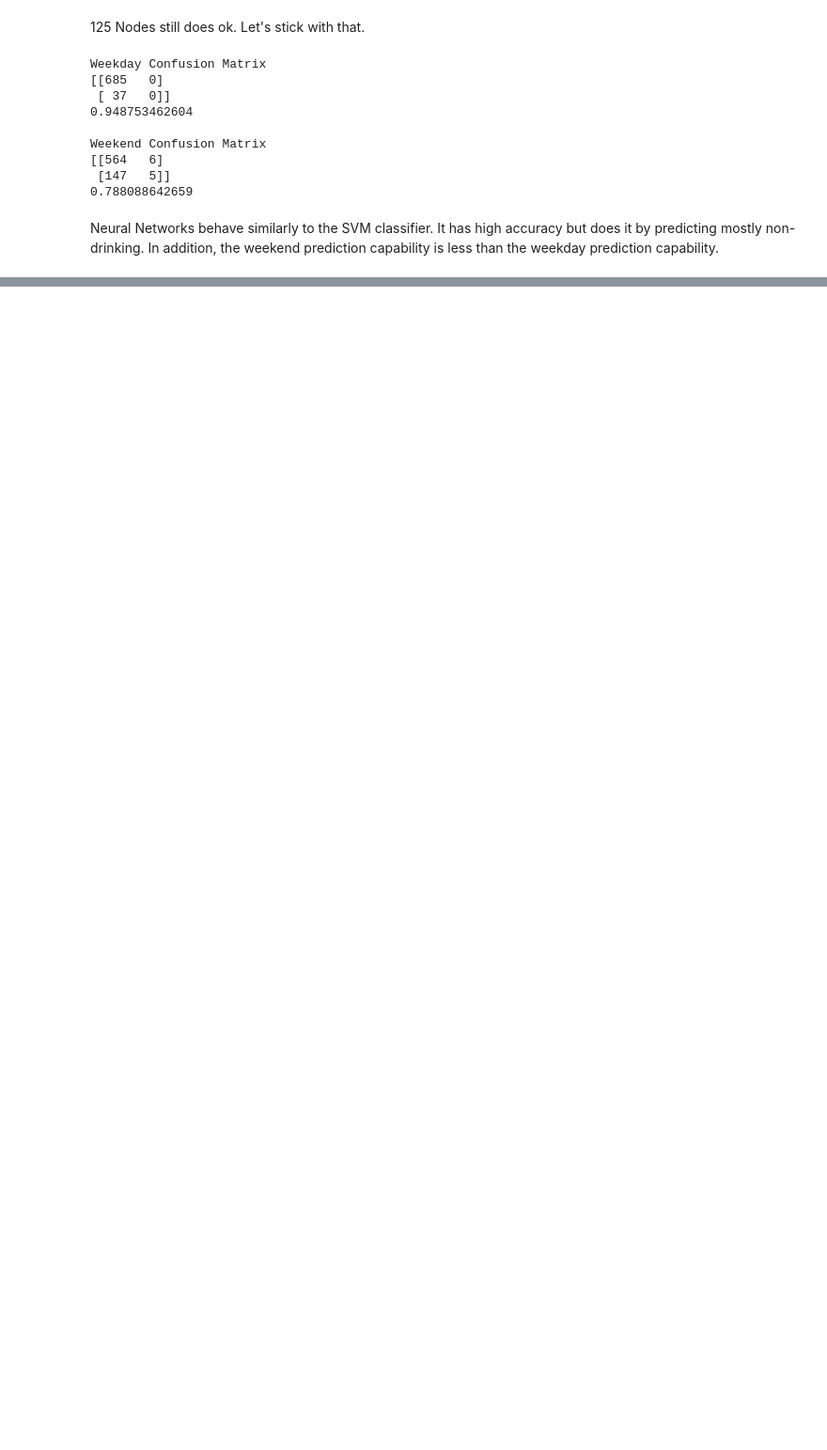
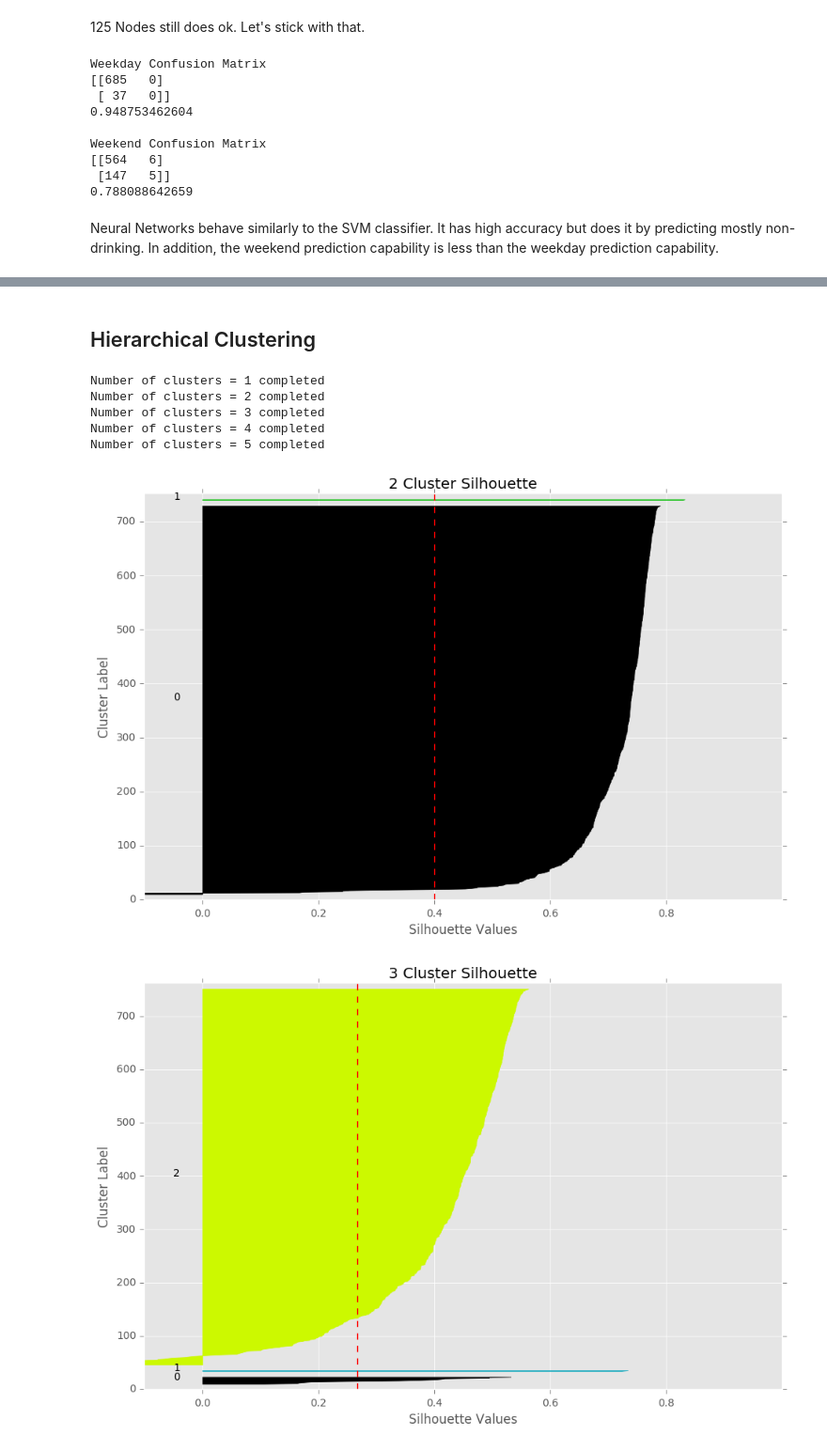
Before and after one commit to fagan2888/DataSci_Final_Project, a Jupyter notebook: Final/Final Submission.ipynb, the cells around one changed output, grey strips where cells are left out. Shown at 94% size. Saved outputs shown, nothing was run; the diff lists cells and outputs as text; code cells hidden in the pictures; blank space fills up the shorter version.

```diff
--- a/Final/Final Submission.ipynb
+++ b/Final/Final Submission.ipynb
@@ -1013,0 +1141,39 @@ Neural Networks behave similarly to the SVM classifier. It has high accuracy but
+# %% [markdown]
+## Hierarchical Clustering
+# %%
+numClusters = 6
+labels = []
+for i in range(1, numClusters):
+    model = AgglomerativeClustering(linkage='average', affinity='euclidean', n_clusters=i)
+    labels.append(model.fit_predict(useData))
+    print("Number of clusters =", i, "completed")
+# %% [output]
+Number of clusters = 1 completed
+Number of clusters = 2 completed
+Number of clusters = 3 completed
+Number of clusters = 4 completed
+Number of clusters = 5 completed
+# %%
+for nClusters in range(2,6):
+    fig, ax1 = plt.subplots(1,1)
+
+    ax1.set_xlim([-0.1, 1])
+    ax1.set_ylim([0, len(useData) + (nClusters + 1) * 10])
+    ax1.set_title(str(nClusters)+' Cluster Silhouette')
+    ax1.set_xlabel('Silhouette Values')
+    ax1.set_ylabel('Cluster Label')
+    ax1.axvline(x=silAvg[nClusters-2], color='red', linestyle='--')
+    silSamples = silhouette_samples(useData, labels[nClusters-1], metric='euclidean')
+    yLower = 10
+    for i in range(nClusters):
+        silVals = silSamples[labels[nClusters-1] == i]
+        silVals.sort()
+        sze = silVals.shape[0]
+        yUpper = yLower + sze
+        color = cm.spectral(float(i) / nClusters)
+        ax1.fill_betweenx(np.arange(yLower, yUpper), 0, silVals, facecolor=color, edgecolor=color)
+        ax1.text(-0.05, yLower+0.5*sze, str(i))
+        yLower = yUpper + 10
+# %% [output]
+[figure, added]
+[figure, added]
```
Also changed, not shown: parts of 48 cells of this notebook, 1 other file.
